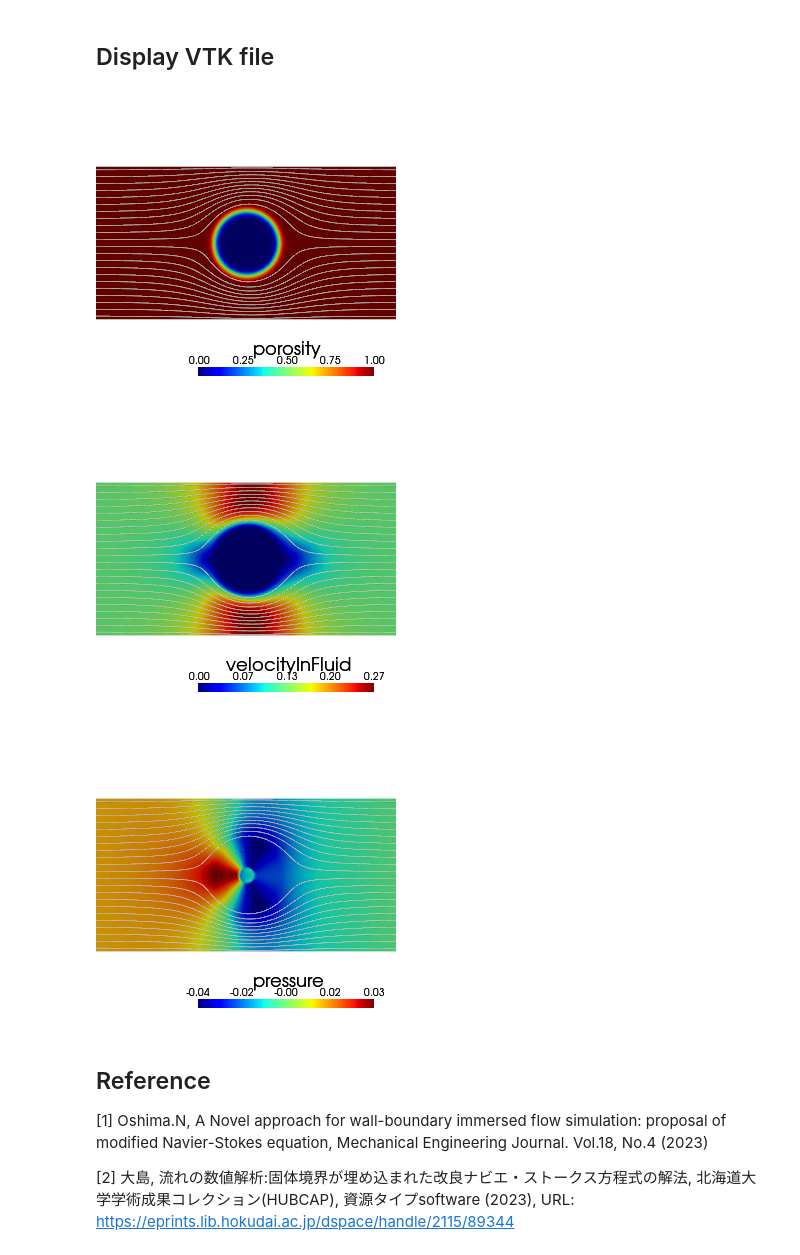
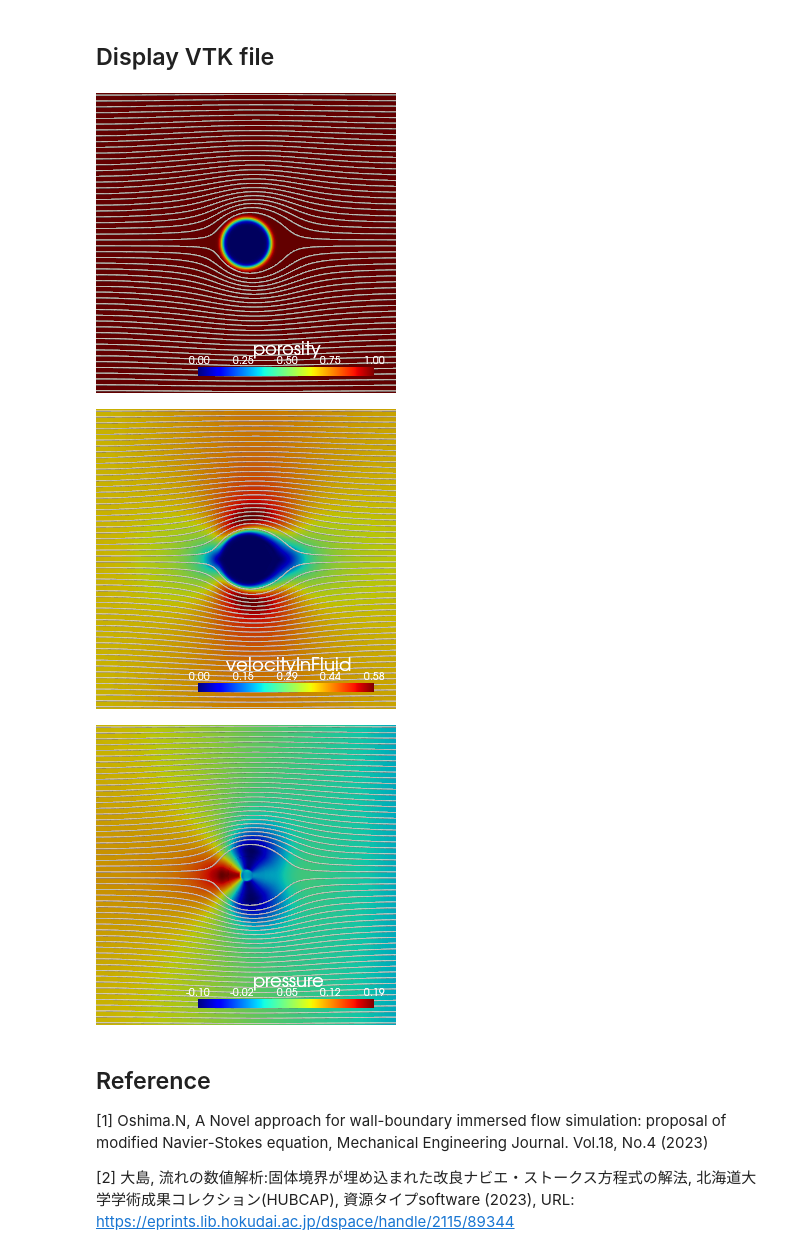
Before and after one commit to nobu-n2002/CFD2023_image_processing, a Jupyter notebook: ibm_image_processing_ver2.ipynb, the cells around one changed output. Drawn from its saved outputs; the diff is of its cells as text; code cells hidden in the pictures.

```diff
--- a/ibm_image_processing_ver2.ipynb
+++ b/ibm_image_processing_ver2.ipynb
@@ -162,8 +161,8 @@ h_ori, w_ori = src.shape[0:2]
 print('Original resolution:', src.shape[0:2])
 
 # Set margin parameters
-margin_type = "x_direction"  # @param ["x_direction", "surroundings"]
-square = False # @param {type:"boolean"}
+margin_type = "surroundings"  # @param ["x_direction", "surroundings"]
+square = True # @param {type:"boolean"}
 x, y = 0, 0
 margin_factor_x, margin_factor_y = 0, 0
 
@@ -2264,7 +2263,7 @@ xnue = 0.025 # [m2/s]
 safety_factor = 3 # @param {type:"integer"}
 
 # Ratio of the representative length of an object to its WIDTH.
-ratio_of_objects = 0.5 # @param {type:"raw"}
+ratio_of_objects = 0.167 # @param {type:"raw"}
 
 # [degree]
 AoA = 0 # @param {type:"raw"}
@@ -2280,7 +2279,7 @@ else:
 thickness = 2.5
 
 output_num = 0 # @param {type:"integer"}
-Run = True # @param ["True", "False"] {type:"raw"}
+Run = True # @param {type:"boolean"}
 # ==============================
 
 # Calculate
@@ -2381,6 +2380,13 @@ For visualization, utilize the Python module pyvista. It reads the VTK file gene
 # @title  { vertical-output: true }
 import pyvista as pv
 import math
+
+# @markdown #Settings
+# @markdown streamlines_point = length or width [m]
+
+pv.set_jupyter_backend('static')
+pv.global_theme.notebook = True
+pv.start_xvfb()
 
 def create_streamlines(mesh, scalar_field, start_point, end_point, n_points=51, max_time=100.0):
     streamlines = mesh.streamlines(
@@ -2426,48 +2432,47 @@ def create_plotter(mesh, scalar_field, streamline_params):
         pl.add_mesh(streamlines_tube, color=streamline_params["color"])
 
     pl.add_mesh(mesh, **dargs)
     pl.add_scalar_bar(scalar_field, **dargs_scalar)
 
     pl.camera_position = 'xy'
     pl.camera.roll += 180
     pl.camera.azimuth = 180
     pl.camera.zoom(zoom)
 
     return pl, streamlines
 
-# Assuming 'l' is the length of the domain, replace it with the actual length value
-l = 10  # Replace with the actual length value
-
+streamlines_point = 11 #@param {type:"raw"}
 streamlines_enabled = True  # @param {type:"boolean"}
-streamline_points = 51 #@param {type:"integer"}
-streamline_width = 0.01 #@param {type:"raw"}
-streamline_color = "white" # @param ["white", "red", "black", "yellow", "blue", "green"]
-font_color = "black" # @param ["white", "red", "black", "yellow", "blue", "green"]
+streamlines_points = 51 #@param {type:"integer"}
+streamlines_width = 0.02 #@param {type:"raw"}
+streamlines_color = "white" # @param ["white", "red", "black", "yellow", "blue", "green"]
+font_color = "white" # @param ["white", "red", "black", "yellow", "blue", "green"]
 zoom = 1.5 #@param {type:"raw"}
 
 mesh = pv.read('/content/output/output_paraview.vtk')
 
 # List of parameters to visualize
 parameters = ["porosity", "velocityInFluid", "pressure"]
 
 # Streamline parameters
+l = streamlines_point
 streamline_params = {
     "enabled": streamlines_enabled,
-    "start_point": (-math.floor(l / 2), -l / 2, 0),
-    "end_point": (-math.floor(l / 2), l / 2, 0),
-    "n_points": streamline_points,
+    "start_point": (-l / 2, -l / 2, 0),
+    "end_point": (-l / 2, l / 2, 0),
+    "n_points": streamlines_points,
     "max_time": 100.0,
-    "width": streamline_width,
-    "color": streamline_color
+    "width": streamlines_width,
+    "color": streamlines_color
 }
 
 for param in parameters:
     plotter, streamlines = create_plotter(mesh, param, streamline_params)
     plotter.show(screenshot=f'/content/output/{param}.png')
 # %% [output]
-[figure, old version]
+[figure, new version]
-[figure, old version]
+[figure, new version]
-[figure, old version]
+[figure, new version]
 # %%
 # @title Zip output file for download
 %mkdir -p download
```
Also changed, not shown: parts of 7 cells of this notebook.
